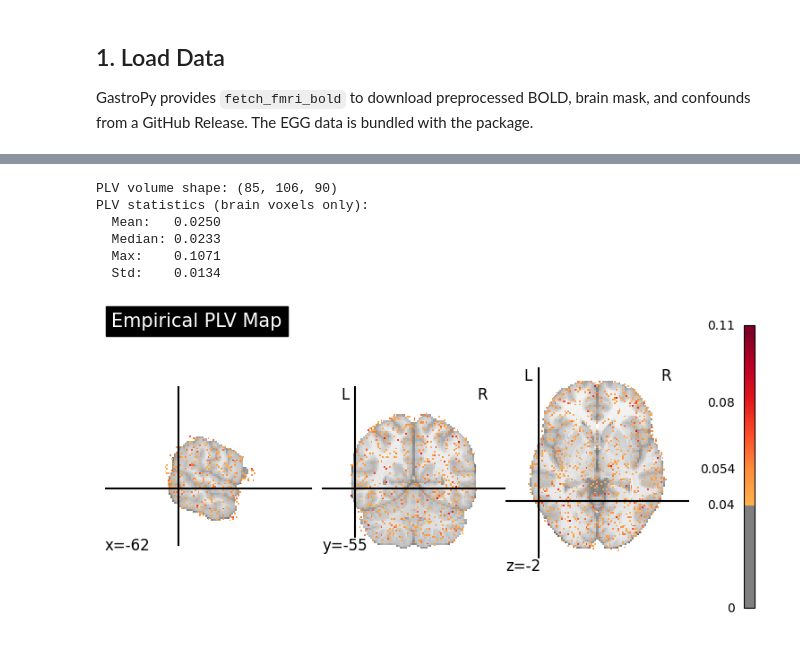
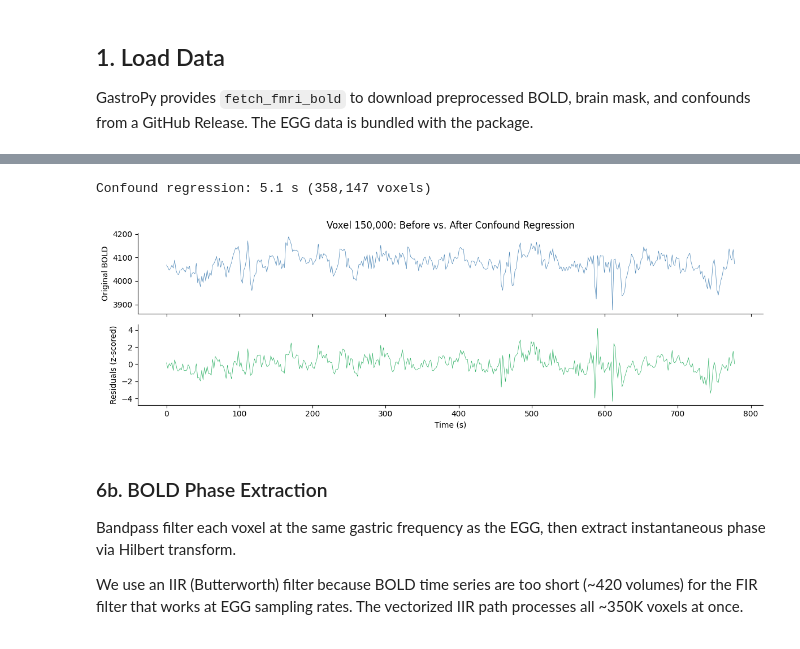
Before and after one commit to embodied-computation-group/gastropy, a Jupyter notebook: docs/tutorials/fmri_coupling_real.ipynb, the cells around one changed output, grey strips where cells are left out. Cells and saved outputs as stored; diff of their text form; code cells hidden in the pictures.

```diff
--- a/docs/tutorials/fmri_coupling_real.ipynb
+++ b/docs/tutorials/fmri_coupling_real.ipynb
@@ -245,32 +254,39 @@ phase. Values range from 0 (no coupling) to 1 (perfect phase locking).
+# %%
+t0 = time.time()
+residuals = regress_confounds(bold_2d, confounds_aligned)
+elapsed = time.time() - t0
+print(f"Confound regression: {elapsed:.1f} s ({residuals.shape[0]:,} voxels)")
+# %% [output]
+Confound regression: 5.1 s (358,147 voxels)
 # %%
-plv_3d = compute_plv_map(
-    egg_phase,
-    bold_phases,
-    vol_shape=bold_data["vol_shape"],
-    mask_indices=bold_data["mask"],
-)
+# Show effect of confound regression on an example voxel
+voxel_idx = 150000
+fig, axes = plt.subplots(2, 1, figsize=(12, 4), sharex=True)
 
-plv_flat = plv_3d[bold_data["mask"]]
+t_vol = np.arange(n_triggers) * egg["tr"]
+axes[0].plot(t_vol, bold_2d[voxel_idx], linewidth=0.5, color="steelblue")
+axes[0].set_ylabel("Original BOLD")
+axes[0].set_title(f"Voxel {voxel_idx:,}: Before vs. After Confound Regression")
 
-print(f"PLV volume shape: {plv_3d.shape}")
-print("PLV statistics (brain voxels only):")
-print(f"  Mean:   {plv_flat.mean():.4f}")
-print(f"  Median: {np.median(plv_flat):.4f}")
-print(f"  Max:    {plv_flat.max():.4f}")
-print(f"  Std:    {plv_flat.std():.4f}")
+axes[1].plot(t_vol, residuals[voxel_idx], linewidth=0.5, color="#27AE60")
+axes[1].set_ylabel("Residuals (z-scored)")
+axes[1].set_xlabel("Time (s)")
+
+for ax in axes:
+    ax.spines["top"].set_visible(False)
+    ax.spines["right"].set_visible(False)
+
+plt.tight_layout()
+plt.show()
 # %% [output]
-PLV volume shape: (85, 106, 90)
-PLV statistics (brain voxels only):
-  Mean:   0.0250
-  Median: 0.0233
-  Max:    0.1071
-  Std:    0.0134
+[figure, added]
-# %%
-plv_img = to_nifti(plv_3d, bold_data["affine"])
-
-# Stat map overlay on MNI template
-display = gp.plot_coupling_map(plv_img, threshold=0.04, title="Empirical PLV Map")
-plt.show()
-# %% [output]
-[figure, removed]
+# %% [markdown]
+### 6b. BOLD Phase Extraction
+
+Bandpass filter each voxel at the same gastric frequency as the EGG,
+then extract instantaneous phase via Hilbert transform.
+
+We use an IIR (Butterworth) filter because BOLD time series are too
+short (~420 volumes) for the FIR filter that works at EGG sampling
+rates. The vectorized IIR path processes all ~350K voxels at once.
 # %%
```
Also changed, not shown: parts of 47 cells of this notebook, 11 other files.
